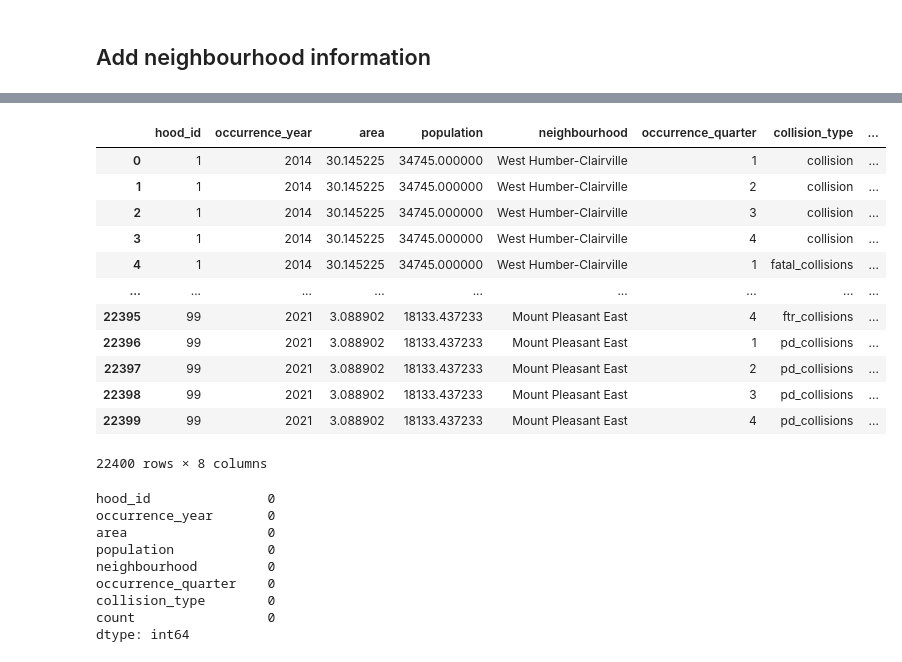
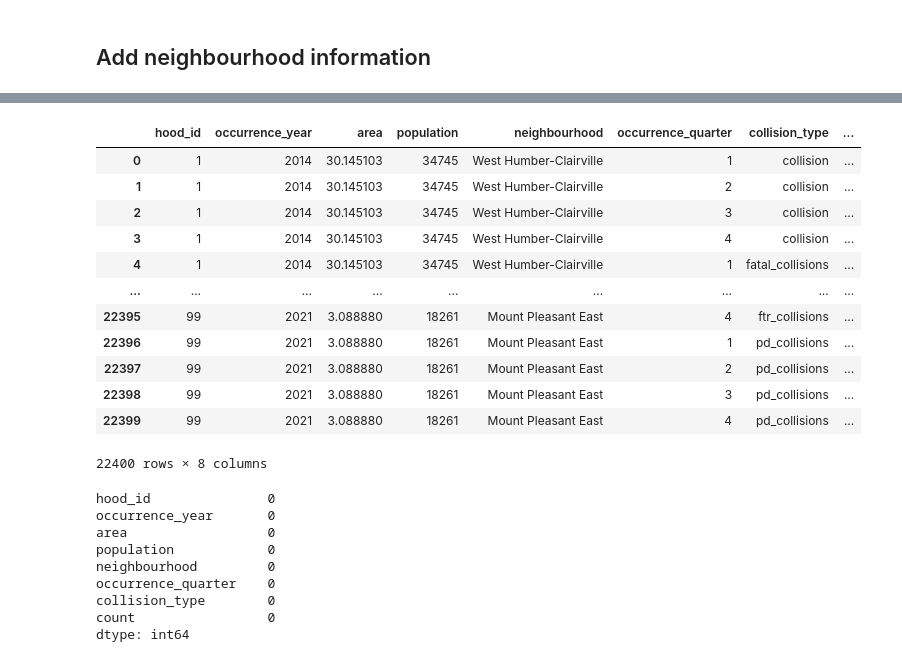
Before and after one commit to WillKWL/Project-TorontoApartment, a Jupyter notebook: source/1e- load traffic collsions.ipynb, the cells around one changed output, grey strips where cells are left out. Saved outputs shown, nothing was run; the diff lists cells and outputs as text; code cells hidden in the pictures.

```diff
--- a/source/1e- load traffic collsions.ipynb
+++ b/source/1e- load traffic collsions.ipynb
@@ -85,3 +88,6 @@ array(['NSA'], dtype=object)
+# %%
+# fix the neighbourhood for hood_id = 531
+collision_df.loc[(collision_df.hood_id == '531') & (collision_df.neighbourhood == 'NSA'), "hood_id"] = "NSA"
 # %%
 mci_select = pd.read_csv('../data/processed/mci_select.csv')
 # %%
@@ -301,3 +274,0 @@ collision_df[collision_df.hood_id == 'includes Humber Bay Shores'].head(1)
-# %%
-collision_df.loc[collision_df.hood_id == 'includes Humber Bay Shores', 'neighbourhood'] = 'Mimico (includes Humber Bay Shores)'
-collision_df.loc[collision_df.hood_id == 'includes Humber Bay Shores', 'hood_id'] = '17'
@@ -605,7 +568,7 @@ array([2014, 2015, 2016, 2017, 2018, 2019, 2020, 2021], dtype=int64)
 # %% [markdown]
 ## Add neighbourhood information
 # %%
-neighbourhoods_select = neighbourhoods[['hood_id', 'occurrence_year', 'area', 'population']]
-neighbourhoods_select
+neighbourhoods_final = neighbourhoods[['hood_id', 'occurrence_year', 'area', 'population']]
+neighbourhoods_final
 # %% [output]
 |  | hood_id | occurrence_year | area | population |
@@ -648,3 +586,0 @@ neighbourhood_2021
-# %%
-neighbourhoods_final = pd.concat([neighbourhoods_select, neighbourhood_2021], axis = 0).sort_values(by = ['hood_id', 'occurrence_year'])
-neighbourhoods_final
@@ -680,20 +602,20 @@ collision_groupby
 22400 rows × 6 columns
 # %%
-collision_merge = neighbourhoods_final.merge(collision_groupby, how='outer', on=['hood_id', 'occurrence_year'])
+collision_merge = neighbourhoods_final.merge(collision_groupby, how='inner', on=['hood_id', 'occurrence_year'])
 collision_merge
 # %% [output]
 |  | hood_id | occurrence_year | area | population | neighbourhood | occurrence_quarter | collision_type | ... |
-| 0 | 1 | 2014 | 30.145225 | 34745.000000 | West Humber-Clairville | 1 | collision | ... |
-| 1 | 1 | 2014 | 30.145225 | 34745.000000 | West Humber-Clairville | 2 | collision | ... |
-| 2 | 1 | 2014 | 30.145225 | 34745.000000 | West Humber-Clairville | 3 | collision | ... |
-| 3 | 1 | 2014 | 30.145225 | 34745.000000 | West Humber-Clairville | 4 | collision | ... |
-| 4 | 1 | 2014 | 30.145225 | 34745.000000 | West Humber-Clairville | 1 | fatal_collisions | ... |
+| 0 | 1 | 2014 | 30.145103 | 34745 | West Humber-Clairville | 1 | collision | ... |
+| 1 | 1 | 2014 | 30.145103 | 34745 | West Humber-Clairville | 2 | collision | ... |
+| 2 | 1 | 2014 | 30.145103 | 34745 | West Humber-Clairville | 3 | collision | ... |
+| 3 | 1 | 2014 | 30.145103 | 34745 | West Humber-Clairville | 4 | collision | ... |
+| 4 | 1 | 2014 | 30.145103 | 34745 | West Humber-Clairville | 1 | fatal_collisions | ... |
 | ... | ... | ... | ... | ... | ... | ... | ... | ... |
-| 22395 | 99 | 2021 | 3.088902 | 18133.437233 | Mount Pleasant East | 4 | ftr_collisions | ... |
-| 22396 | 99 | 2021 | 3.088902 | 18133.437233 | Mount Pleasant East | 1 | pd_collisions | ... |
-| 22397 | 99 | 2021 | 3.088902 | 18133.437233 | Mount Pleasant East | 2 | pd_collisions | ... |
-| 22398 | 99 | 2021 | 3.088902 | 18133.437233 | Mount Pleasant East | 3 | pd_collisions | ... |
-| 22399 | 99 | 2021 | 3.088902 | 18133.437233 | Mount Pleasant East | 4 | pd_collisions | ... |
+| 22395 | 99 | 2021 | 3.088880 | 18261 | Mount Pleasant East | 4 | ftr_collisions | ... |
+| 22396 | 99 | 2021 | 3.088880 | 18261 | Mount Pleasant East | 1 | pd_collisions | ... |
+| 22397 | 99 | 2021 | 3.088880 | 18261 | Mount Pleasant East | 2 | pd_collisions | ... |
+| 22398 | 99 | 2021 | 3.088880 | 18261 | Mount Pleasant East | 3 | pd_collisions | ... |
+| 22399 | 99 | 2021 | 3.088880 | 18261 | Mount Pleasant East | 4 | pd_collisions | ... |
 22400 rows × 8 columns
 # %%
 collision_merge.isna().sum()
```
Also changed, not shown: parts of 39 cells of this notebook, 2 other files.
